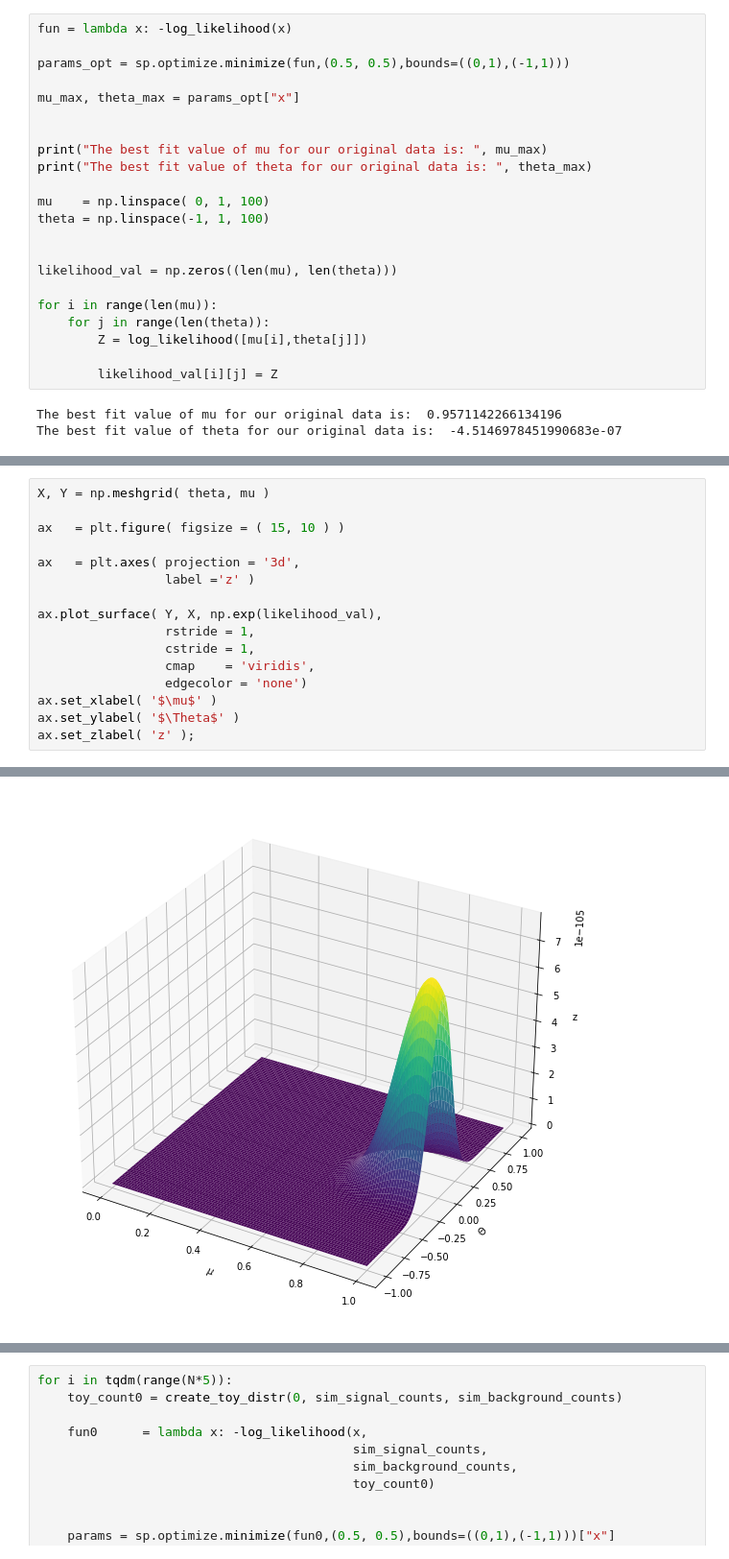
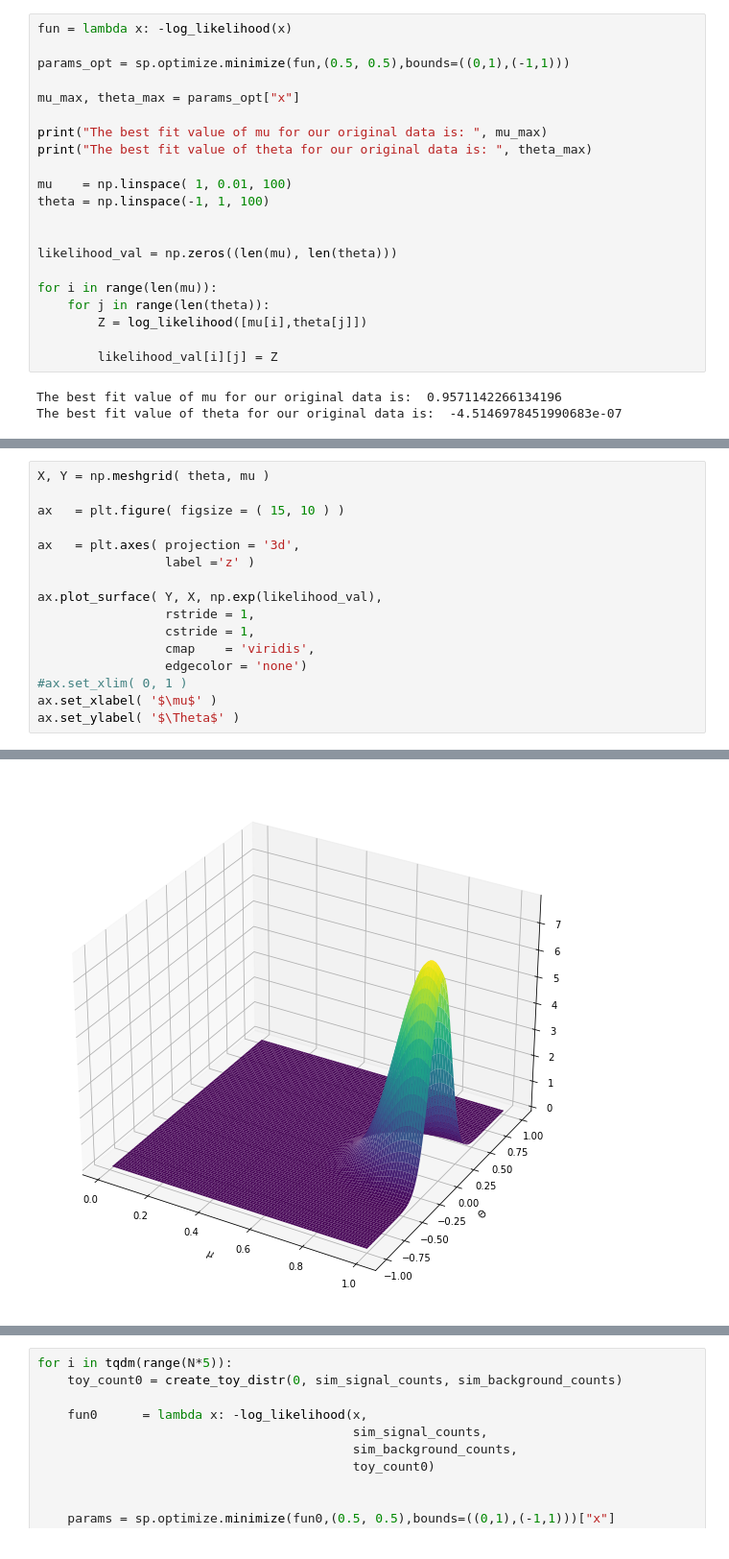
Before and after one commit to emabaci/LCP-mod.-B, a Jupyter notebook: final_project/Statistichal part.ipynb, the cells around one changed output, grey strips where cells are left out. Shown at 96% size. Cells and saved outputs as stored; diff of their text form.

```diff
--- a/final_project/Statistichal part.ipynb
+++ b/final_project/Statistichal part.ipynb
@@ -186,11 +197,10 @@ params_opt = sp.optimize.minimize(fun,(0.5, 0.5),bounds=((0,1),(-1,1)))
 
 mu_max, theta_max = params_opt["x"]
 
-
 print("The best fit value of mu for our original data is: ", mu_max)
 print("The best fit value of theta for our original data is: ", theta_max)
 
-mu    = np.linspace( 0, 1, 100)
+mu    = np.linspace( 1, 0.01, 100)
 theta = np.linspace(-1, 1, 100)
 
 
@@ -217,7 +229,7 @@ ax.plot_surface( Y, X, np.exp(likelihood_val),
                  cstride = 1,
                  cmap    = 'viridis',
                  edgecolor = 'none')
+#ax.set_xlim( 0, 1 )
 ax.set_xlabel( '$\mu$' )
 ax.set_ylabel( '$\Theta$' )
-ax.set_zlabel( 'z' );
 # %% [output]
@@ -224 +237 @@ ax.set_zlabel( 'z' );
-[figure, old version]
+[figure, new version]
```
Also changed, not shown: parts of 61 cells of this notebook.
